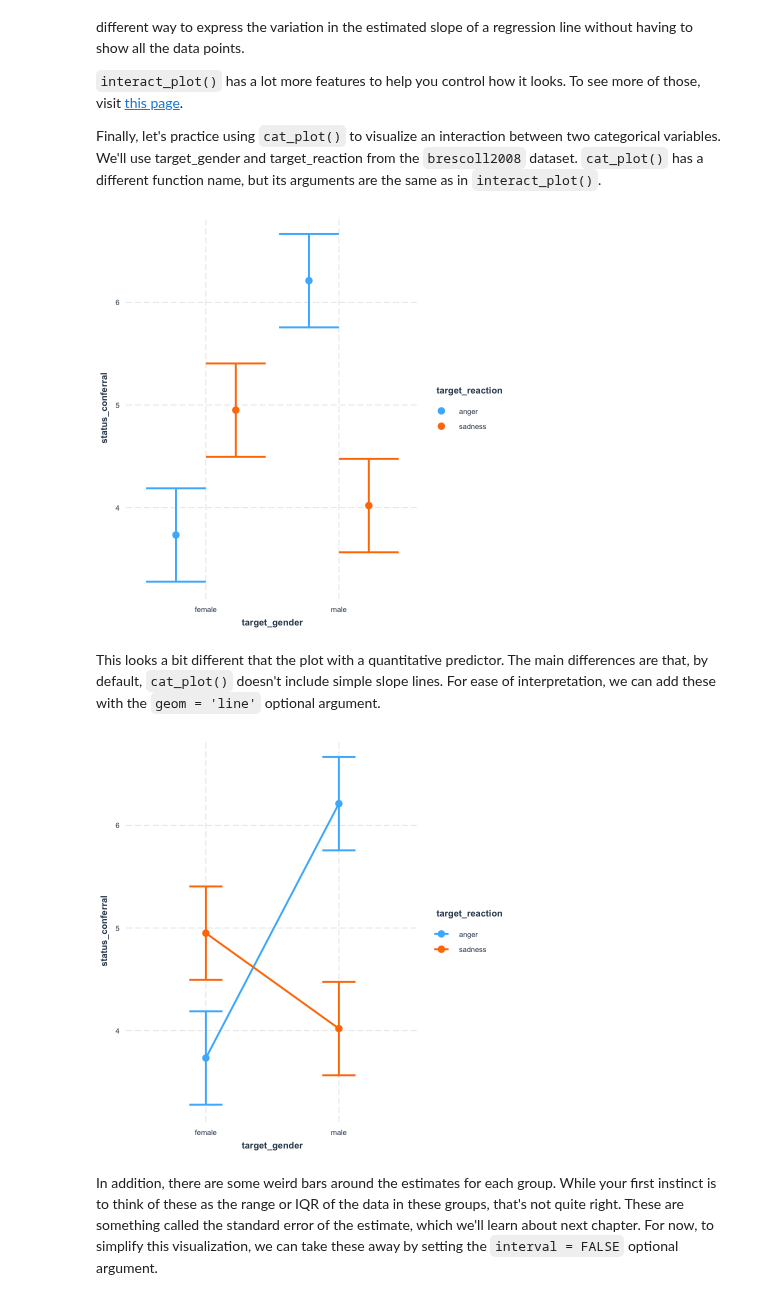
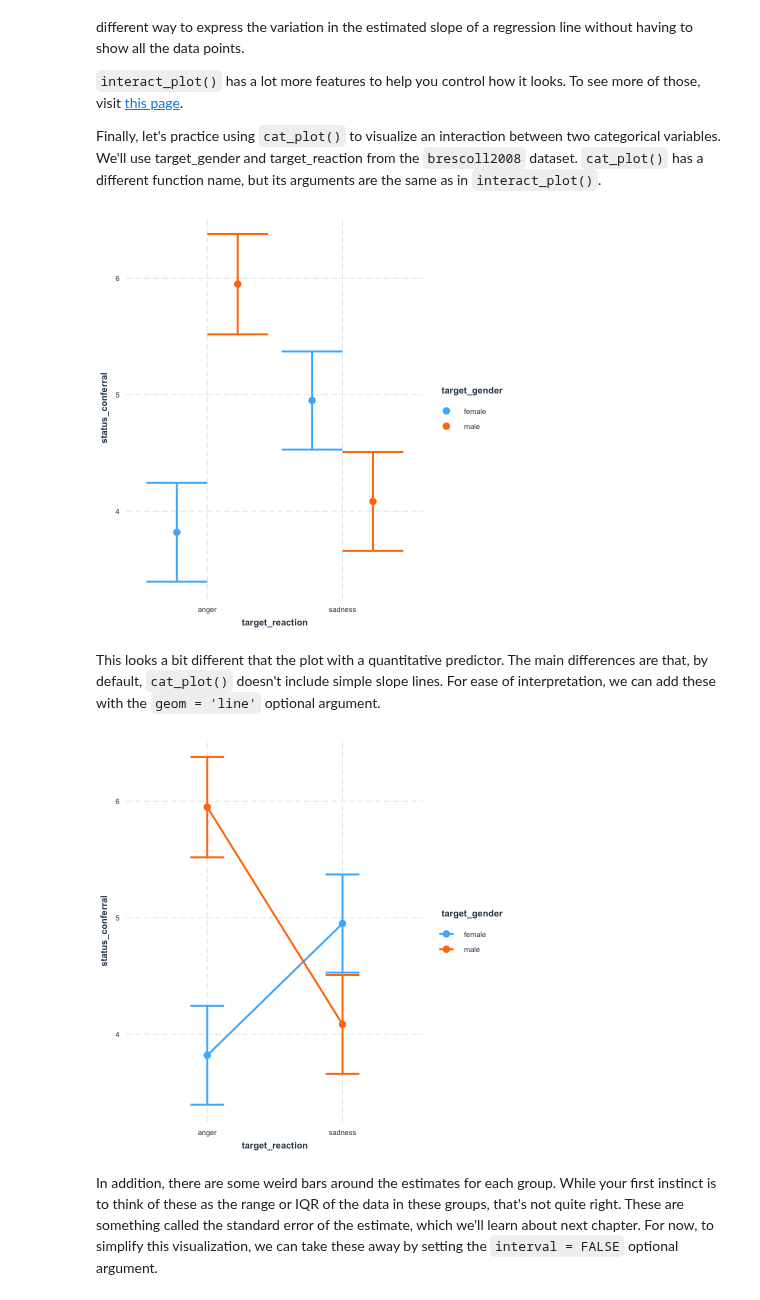
Before and after one commit to smburns47/Psyc158, a Jupyter notebook: chapter-14.ipynb, the cells around one changed output. Saved outputs shown, nothing was run; the diff lists cells and outputs as text; code cells hidden in the pictures.

Commit message:
cover just interactions in ch14

````diff
--- a/chapter-14.ipynb
+++ b/chapter-14.ipynb
@@ -217,7 +217,7 @@ I.e., age has a stronger effect on cholesterol with larger doses.
 
 To fit an interaction model in R, we need to specify an interaction as part of the model formula when using ```lm()```. Recall how we would fit a multivariable model with just main effects:
 # %%
-brescoll2008 <- read.csv("https://raw.githubusercontent.com/smburns47/Psyc158/main/brescoll2008_simulation.csv")
+brescoll2008 <- read.csv("https://raw.githubusercontent.com/smburns47/Psyc158/main/brescoll2008_sim.csv")
 
 maineffect_model <- lm(status_conferral ~ target_gender + target_reaction, data = brescoll2008)
 
@@ -384,15 +417,15 @@ However, if there is a lot of overlap between the groups of points, this can mak
 
 Finally, let's practice using ```cat_plot()``` to visualize an interaction between two categorical variables. We'll use target_gender and target_reaction from the ```brescoll2008``` dataset. ```cat_plot()``` has a different function name, but its arguments are the same as in ```interact_plot()```.
 # %%
-cat_plot(interaction_model, pred = target_gender, modx = target_reaction)
+cat_plot(interaction_model, pred = target_reaction, modx = target_gender)
 # %% [output]
-[figure, old version]
+[figure, new version]
 # %% [markdown]
 This looks a bit different that the plot with a quantitative predictor. The main differences are that, by default, ```cat_plot()``` doesn't include simple slope lines. For ease of interpretation, we can add these with the ```geom = 'line'``` optional argument.
 # %%
-cat_plot(interaction_model, pred = target_gender, modx = target_reaction, geom = 'line')
+cat_plot(interaction_model, pred = target_reaction, modx = target_gender, geom = 'line')
 # %% [output]
-[figure, old version]
+[figure, new version]
 # %% [markdown]
 In addition, there are some weird bars around the estimates for each group. While your first instinct is to think of these as the range or IQR of the data in these groups, that's not quite right. These are something called the standard error of the estimate, which we'll learn about next chapter. For now, to simplify this visualization, we can take these away by setting the ```interval = FALSE``` optional argument.
 # %%
````
Also changed, not shown: parts of 13 cells of this notebook, 4 other files.
